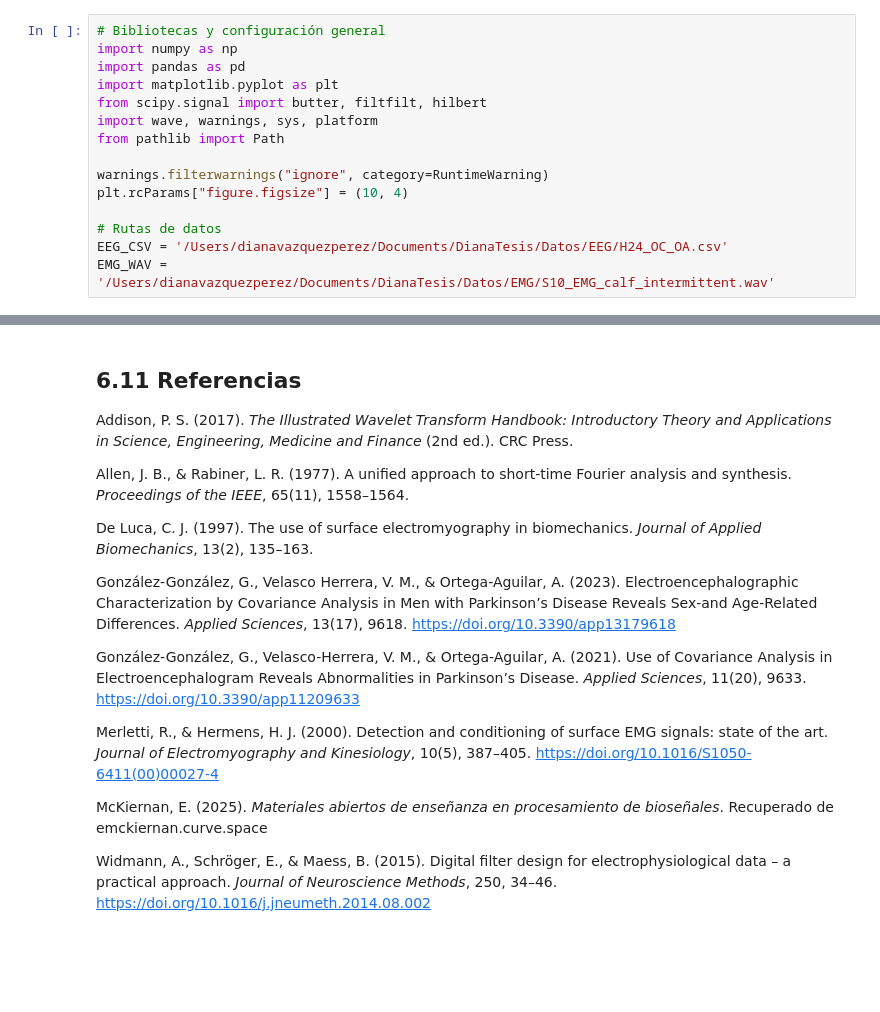
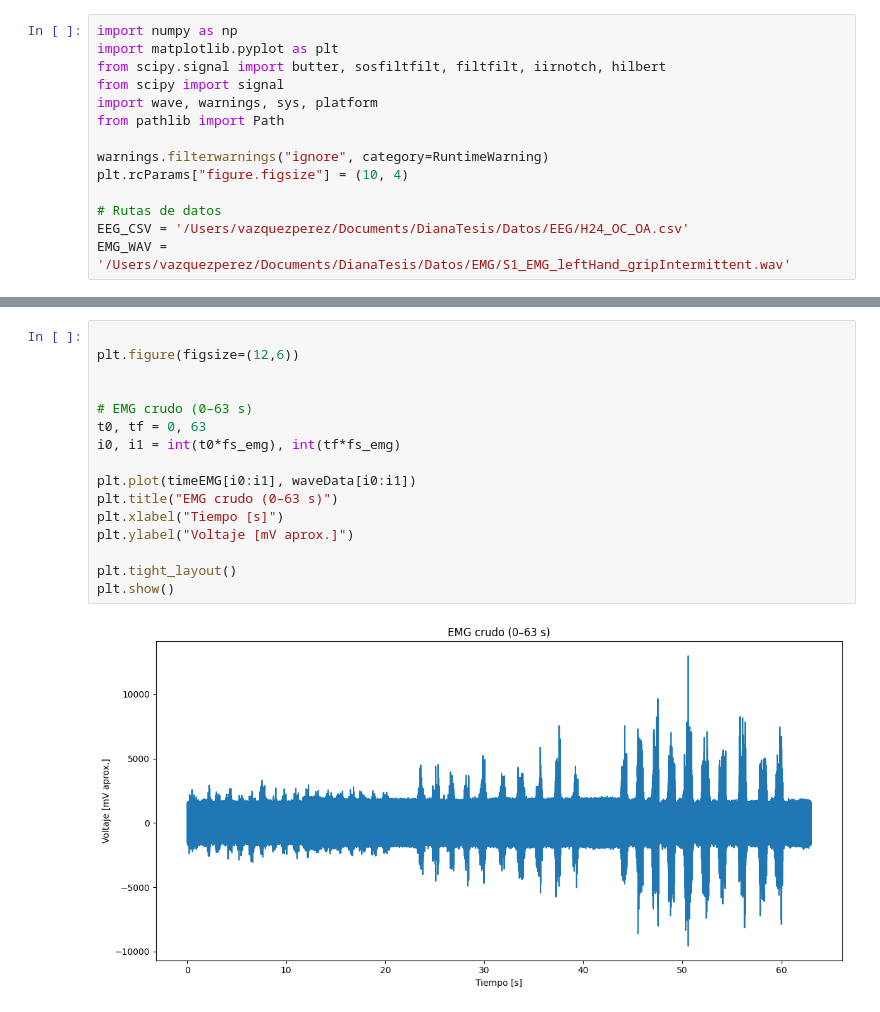
Before and after one commit to vpdiana/DianaTesis, a Jupyter notebook: Notebooks/N6.ipynb, the cells around one changed output, grey strips where cells are left out. Drawn from its saved outputs; the diff is of its cells as text; blank space fills up the shorter version.

```diff
--- a/Notebooks/N6.ipynb
+++ b/Notebooks/N6.ipynb
@@ -25,9 +165,8 @@ Como resume Addison (2017), *“la bioseñal determina el método, y elegir corr
 # %%
-# Bibliotecas y configuración general
 import numpy as np
-import pandas as pd
 import matplotlib.pyplot as plt
-from scipy.signal import butter, filtfilt, hilbert
+from scipy.signal import butter, sosfiltfilt, filtfilt, iirnotch, hilbert
+from scipy import signal
 import wave, warnings, sys, platform
 from pathlib import Path
 
@@ -35,5 +174,5 @@ warnings.filterwarnings("ignore", category=RuntimeWarning)
 plt.rcParams["figure.figsize"] = (10, 4)
 
 # Rutas de datos
-EEG_CSV = '/Users/dianavazquezperez/Documents/DianaTesis/Datos/EEG/H24_OC_OA.csv'
-EMG_WAV = '/Users/dianavazquezperez/Documents/DianaTesis/Datos/EMG/S10_EMG_calf_intermittent.wav'
+EEG_CSV = '/Users/vazquezperez/Documents/DianaTesis/Datos/EEG/H24_OC_OA.csv'
+EMG_WAV = '/Users/vazquezperez/Documents/DianaTesis/Datos/EMG/S1_EMG_leftHand_gripIntermittent.wav'
@@ -550,18 +203,18 @@ Este capítulo sienta así las bases para el siguiente, donde el análisis pasar
-# %% [markdown]
-## 6.11 Referencias
-
-Addison, P. S. (2017). *The Illustrated Wavelet Transform Handbook: Introductory Theory and Applications in Science, Engineering, Medicine and Finance* (2nd ed.). CRC Press.
-
-Allen, J. B., & Rabiner, L. R. (1977). A unified approach to short-time Fourier analysis and synthesis. *Proceedings of the IEEE*, 65(11), 1558–1564.
-
-De Luca, C. J. (1997). The use of surface electromyography in biomechanics. *Journal of Applied Biomechanics*, 13(2), 135–163.
-
-González-González, G., Velasco Herrera, V. M., & Ortega-Aguilar, A. (2023). Electroencephalographic Characterization by Covariance Analysis in Men with Parkinson’s Disease Reveals Sex-and Age-Related Differences. *Applied Sciences*, 13(17), 9618. https://doi.org/10.3390/app13179618
-
-González-González, G., Velasco-Herrera, V. M., & Ortega-Aguilar, A. (2021). Use of Covariance Analysis in Electroencephalogram Reveals Abnormalities in Parkinson’s Disease. *Applied Sciences*, 11(20), 9633. https://doi.org/10.3390/app11209633
-
-Merletti, R., & Hermens, H. J. (2000). Detection and conditioning of surface EMG signals: state of the art. *Journal of Electromyography and Kinesiology*, 10(5), 387–405. https://doi.org/10.1016/S1050-6411(00)00027-4
-
-McKiernan, E. (2025). *Materiales abiertos de enseñanza en procesamiento de bioseñales*. Recuperado de emckiernan.curve.space
-
-Widmann, A., Schröger, E., & Maess, B. (2015). Digital filter design for electrophysiological data – a practical approach. *Journal of Neuroscience Methods*, 250, 34–46. https://doi.org/10.1016/j.jneumeth.2014.08.002
+# %%
+
+plt.figure(figsize=(12,6))
+
+
+# EMG crudo (0–63 s)
+t0, tf = 0, 63
+i0, i1 = int(t0*fs_emg), int(tf*fs_emg)
+
+plt.plot(timeEMG[i0:i1], waveData[i0:i1])
+plt.title("EMG crudo (0–63 s)")
+plt.xlabel("Tiempo [s]")
+plt.ylabel("Voltaje [mV aprox.]")
+
+plt.tight_layout()
+plt.show()
+# %% [output]
+[figure, added]
```
Also changed, not shown: parts of 65 cells of this notebook, 7 other files.
